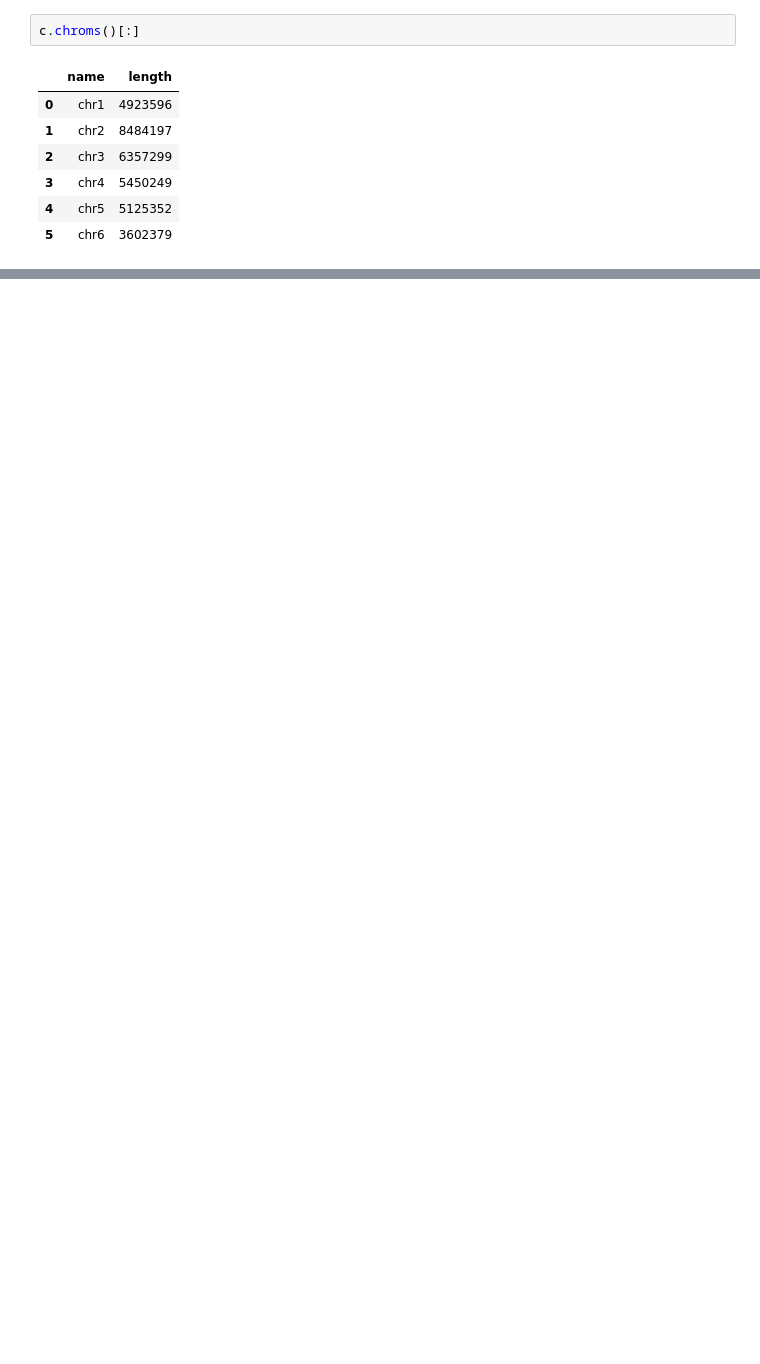
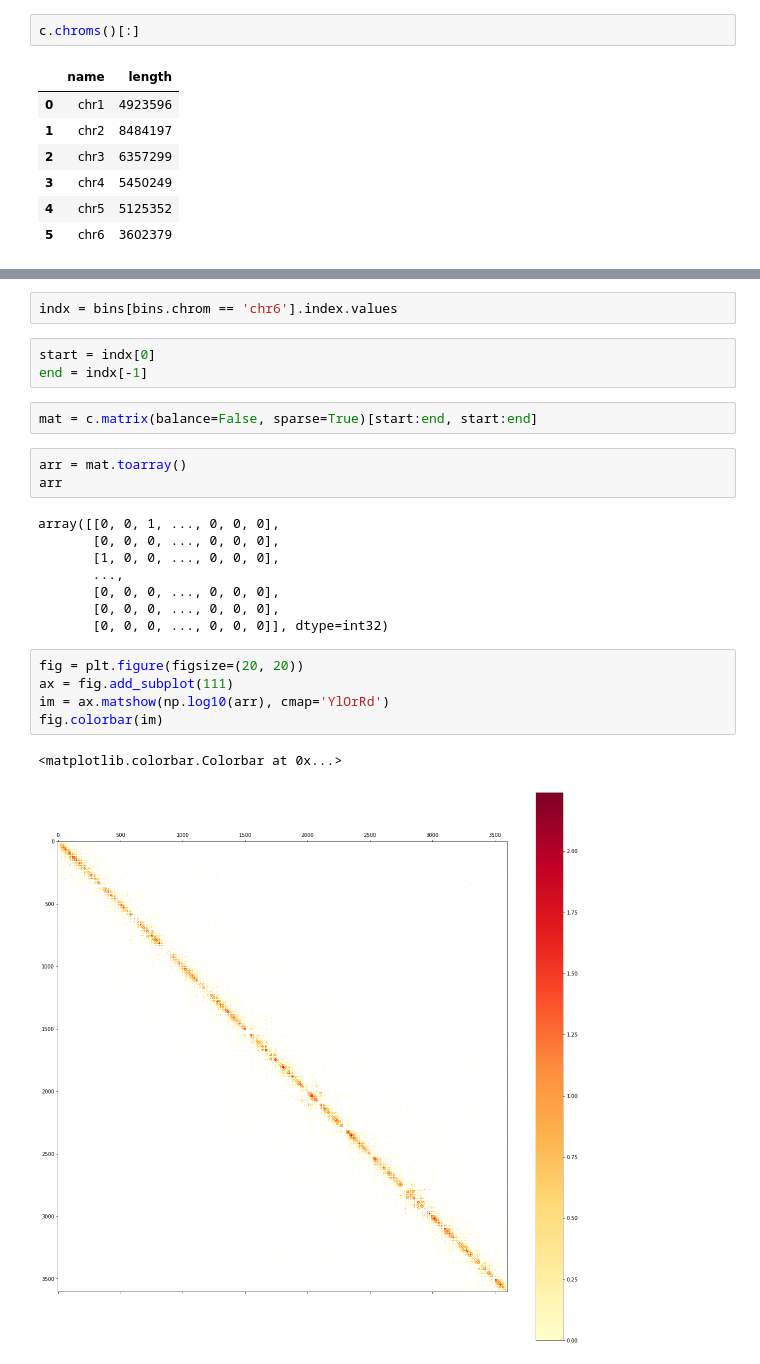
Before and after one commit to GoodBoy962/Dictyostelium-loops, a Jupyter notebook: parsing_coolers.ipynb, the cells around one changed output, grey strips where cells are left out. Drawn from its saved outputs; the diff is of its cells as text; blank space fills up the shorter version.

```diff
--- a/parsing_coolers.ipynb
+++ b/parsing_coolers.ipynb
@@ -101,0 +138,26 @@ fig.colorbar(im)
+# %%
+indx = bins[bins.chrom == 'chr6'].index.values
+# %%
+start = indx[0]
+end = indx[-1]
+# %%
+mat = c.matrix(balance=False, sparse=True)[start:end, start:end]
+# %%
+arr = mat.toarray()
+arr
+# %% [output]
+array([[0, 0, 1, ..., 0, 0, 0],
+       [0, 0, 0, ..., 0, 0, 0],
+       [1, 0, 0, ..., 0, 0, 0],
+       ...,
+       [0, 0, 0, ..., 0, 0, 0],
+       [0, 0, 0, ..., 0, 0, 0],
+       [0, 0, 0, ..., 0, 0, 0]], dtype=int32)
+# %%
+fig = plt.figure(figsize=(20, 20))
+ax = fig.add_subplot(111)
+im = ax.matshow(np.log10(arr), cmap='YlOrRd')
+fig.colorbar(im)
+# %% [output]
+<matplotlib.colorbar.Colorbar at 0x...>
+[figure, added]
```
Also changed, not shown: parts of 18 cells of this notebook.
